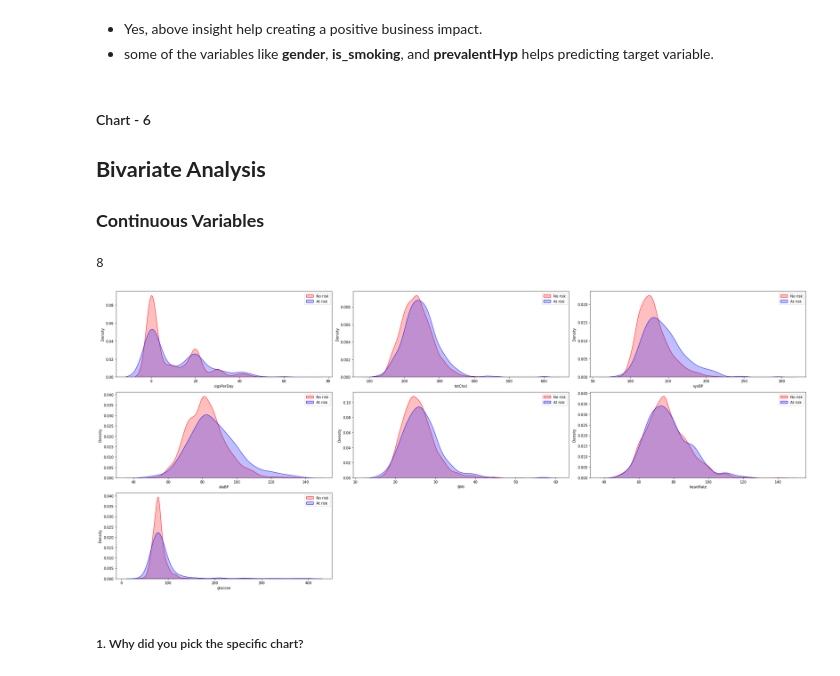
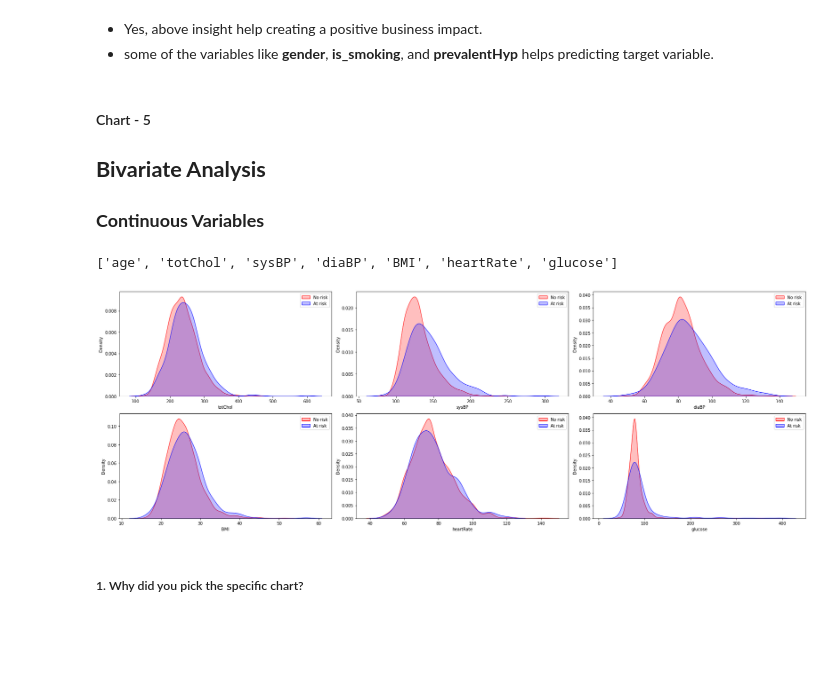
Before and after one commit to sakshantG/Cardiovascular_Risk_Prediction, a Jupyter notebook: Cardio_Vascular_Risk_Prediction_.ipynb, the cells around one changed output. Saved outputs shown, nothing was run; the diff lists cells and outputs as text; code cells hidden in the pictures; blank space fills up the shorter version.

```diff
--- a/Cardio_Vascular_Risk_Prediction_.ipynb
+++ b/Cardio_Vascular_Risk_Prediction_.ipynb
@@ -549,7 +516,7 @@ Answer Here
 
 # violinplot
 l = cardio_df[cont_var].columns.values
-number_of_columns=(len(l))/2
+number_of_columns = int((len(l))/2)
 number_of_rows = 2
 
 plt.figure(figsize=(12,10))
@@ -576,14 +543,2 @@ Answer Here
 # %% [markdown]
 #### Chart - 4
-# %%
-# Chart - 4
-# stripplot
-l = cardio_df[cont_var].columns.values
-number_of_columns=(len(l))/2
-number_of_rows = 2
-
-plt.figure(figsize=(15,9))
-for i in range(1,len(l)+1):
-    plt.subplot(number_of_rows+1,number_of_columns,i)
-    sns.stripplot(y=cardio_df[cont_var][l[i-1]])
-    plt.tight_layout()
@@ -627,6 +565,6 @@ memory usage: 527.7+ KB
 # %%
 # Chart - 5
 # categorical variable or binary vairable
-cat_var = ['gender','is_smoking', 'BPMeds', 'prevalentStroke', 'prevalentHyp', 'diabetes']
+cat_columns = ['gender','is_smoking', 'BPMeds','prevalentStroke','prevalentHyp','diabetes']
 # %%
 # unique values
@@ -667,14 +605,14 @@ Name: diabetes, dtype: int64
 # %%
 # pie chart
 
-l = cardio_df[cat_var].columns.values
-number_of_columns=(len(l))/2
+l = cardio_df[cat_columns].columns.values
+number_of_columns = int((len(l))/2)
 number_of_rows = 2
 
 plt.figure(figsize=(15,12))
 for i in range(1,len(l)+1):
     plt.subplot(number_of_rows+1,number_of_columns,i)
-    cardio_df[cat_var][l[i-1]].value_counts().plot.pie(autopct= '%1.1f%%')
+    cardio_df[cat_columns][l[i-1]].value_counts().plot.pie(autopct= '%1.1f%%')
     plt.tight_layout()
 # %% [output]
 [figure]
@@ -693,33 +639,33 @@ Are there any insights that lead to negative growth? Justify with specific reaso
 * Yes, above insight help creating a positive business impact.
 * some of the variables like **gender**, **is_smoking**, and **prevalentHyp** helps predicting target variable.
 # %% [markdown]
-#### Chart - 6
+#### Chart - 5
 
 ## **Bivariate Analysis**
 
 ### **Continuous Variables**
-# %%
-len(cont_var)
-# %% [output]
-8
+# %%
+cont_var
+# %% [output]
+['age', 'totChol', 'sysBP', 'diaBP', 'BMI', 'heartRate', 'glucose']
 # %%
 #chart -6
 # Which continuous variables are risk factors
 l = cont_var
-number_of_columns=(len(l)-1)/2
+number_of_columns=int((len(l)-1)/2)
 number_of_rows = 2
 
 plt.figure(figsize=(8*number_of_columns,6*number_of_rows))
 
 # Generate bivariate KDE plots for all combinations of continuous variables
 for i in range(1,len(l)):
     plt.subplot(number_of_rows+1,number_of_columns,i)
     fig = sns.kdeplot(cardio_df[l[i]][cardio_df['TenYearCHD'] == 0], shade=True, color="r", label='No risk')
     fig = sns.kdeplot(cardio_df[l[i]][cardio_df['TenYearCHD'] == 1], shade=True, color="b",label='At risk')
     plt.legend()
     plt.tight_layout()
 # %% [output]
-[figure, old version]
+[figure, new version]
 # %% [markdown]
 ##### 1. Why did you pick the specific chart?
 # %% [markdown]
```
Also changed, not shown: parts of 197 cells of this notebook.
